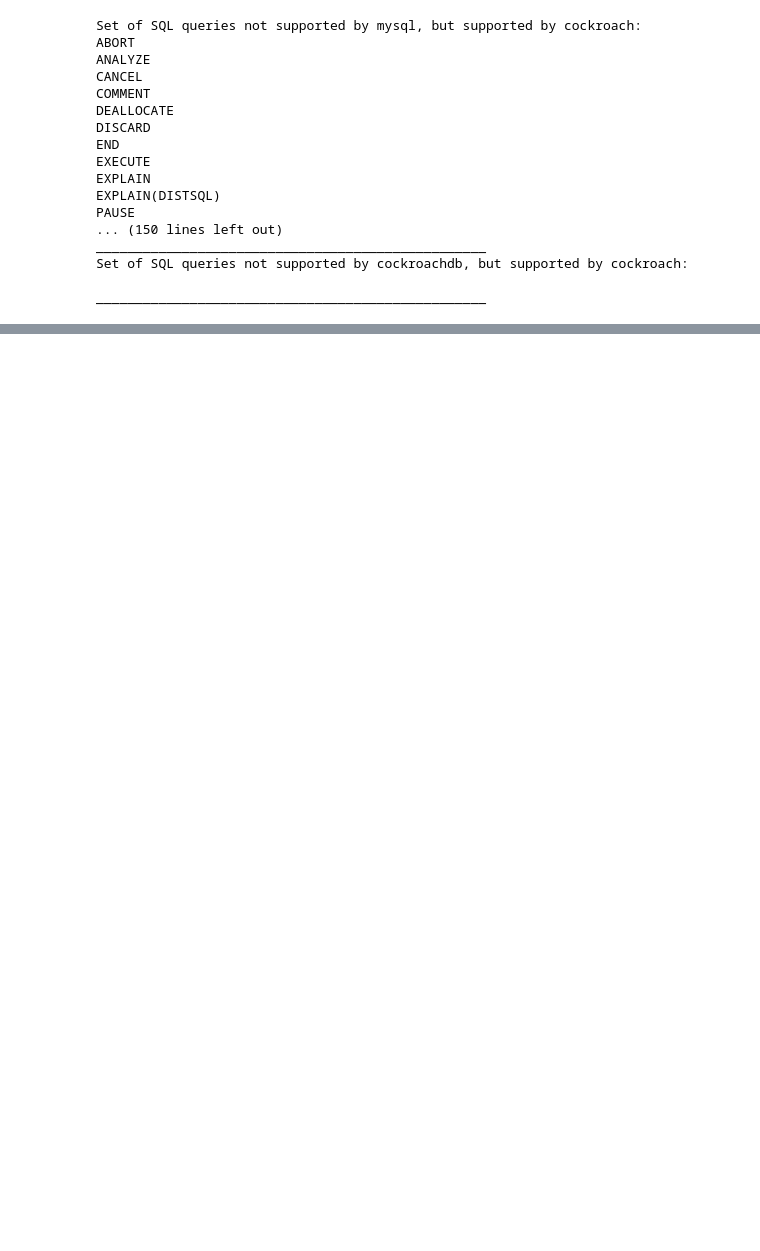
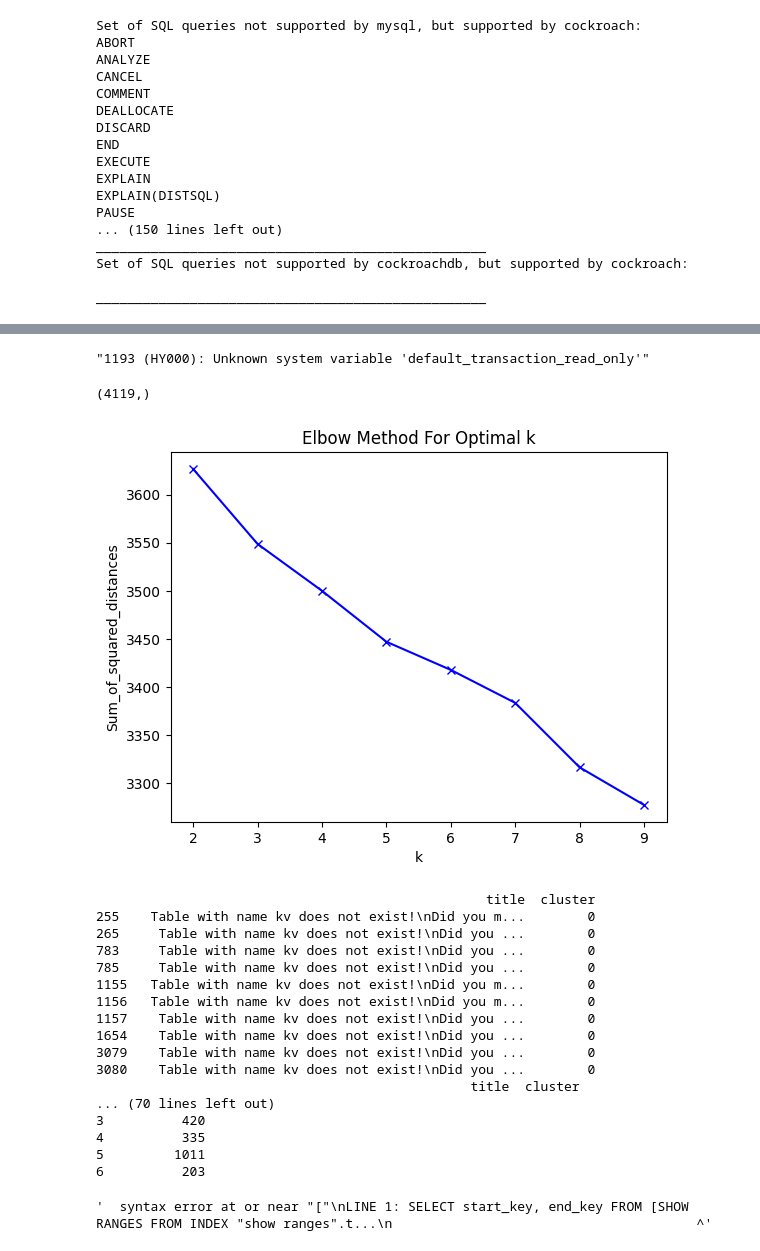
Before and after one commit to suyZhong/SQuaLity, a Jupyter notebook: Analysis.ipynb, the cells around one changed output, grey strips where cells are left out. Cells and saved outputs as stored; diff of their text form; code cells hidden in the pictures; blank space fills up the shorter version.

```diff
--- a/Analysis.ipynb
+++ b/Analysis.ipynb
@@ -541,0 +567,35 @@ pd.set_option('display.width', 1000)
+# %%
+pd.set_option('display.max_rows', 5000)
+pd.set_option('display.max_columns', 5000)
+pd.set_option('display.width', 10000)
+
+c['title'].iloc[66]
+# %% [output]
+"1193 (HY000): Unknown system variable 'default_transaction_read_only'"
+# %%
+c = cluster_errors("duckdb", df, 7)
+pd.set_option('display.max_rows', 500)
+pd.set_option('display.max_columns', 500)
+pd.set_option('display.width', 1000)
+c['title'].iloc[66]
+# %% [output]
+(4119,)
+[figure, added]
+                                                  title  cluster
+255    Table with name kv does not exist!\nDid you m...        0
+265     Table with name kv does not exist!\nDid you ...        0
+783     Table with name kv does not exist!\nDid you ...        0
+785     Table with name kv does not exist!\nDid you ...        0
+1155   Table with name kv does not exist!\nDid you m...        0
+1156   Table with name kv does not exist!\nDid you m...        0
+1157    Table with name kv does not exist!\nDid you ...        0
+1654    Table with name kv does not exist!\nDid you ...        0
+3079    Table with name kv does not exist!\nDid you ...        0
+3080    Table with name kv does not exist!\nDid you ...        0
+                                                title  cluster
+... (70 lines left out)
+3          420
+4          335
+5         1011
+6          203
+'  syntax error at or near "["\nLINE 1: SELECT start_key, end_key FROM [SHOW RANGES FROM INDEX "show ranges".t...\n                                       ^'
```
Also changed, not shown: parts of 22 cells of this notebook.
